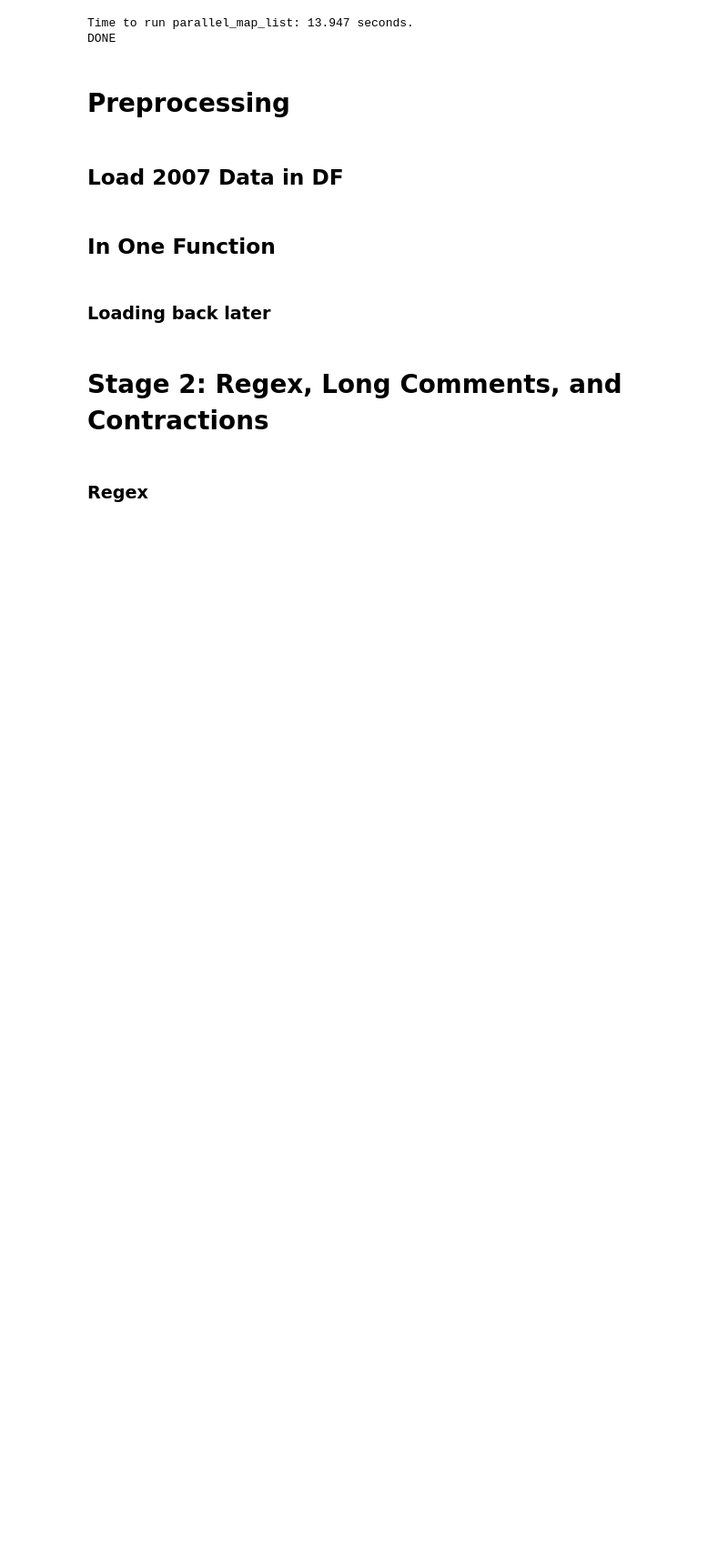
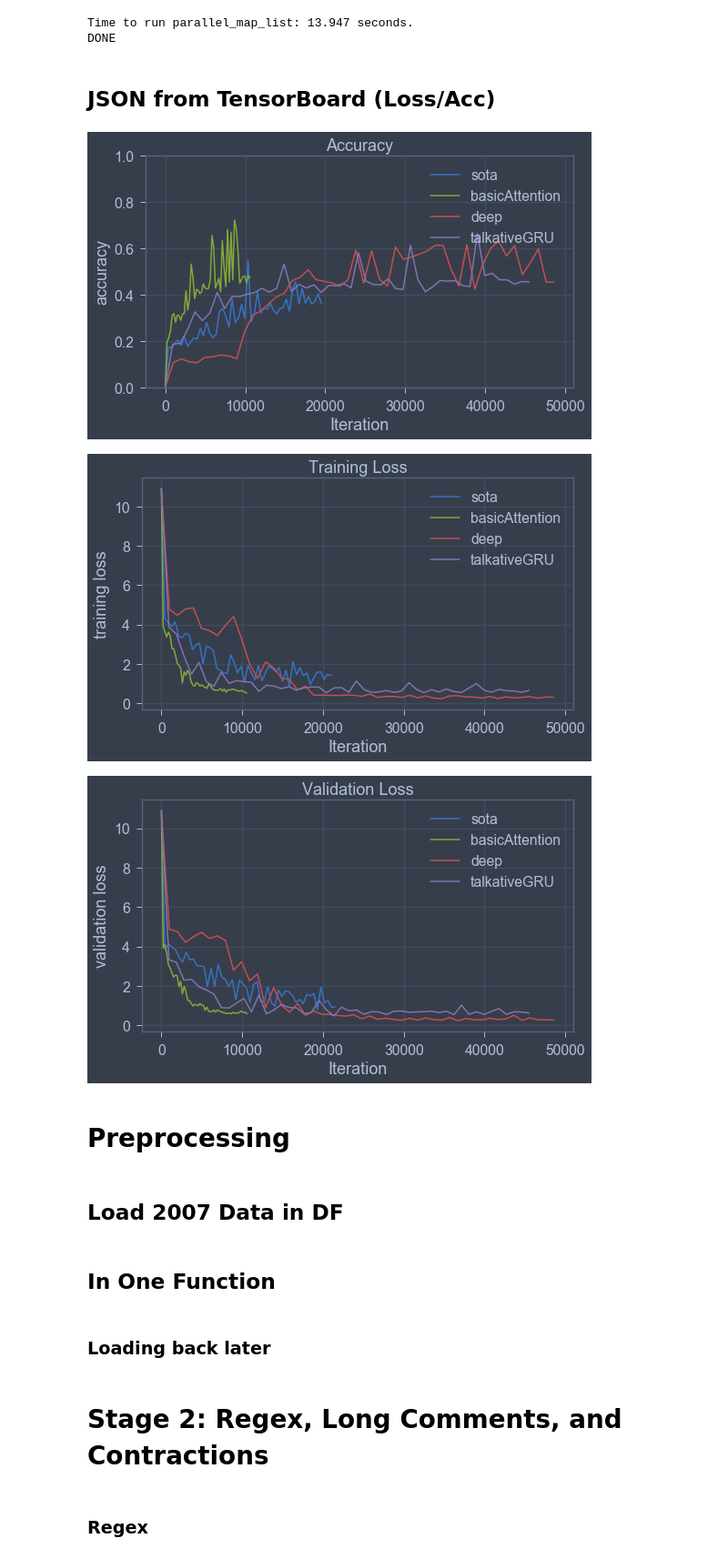
Before and after one commit to mckinziebrandon/DeepChatModels, a Jupyter notebook: notebooks/RedditPipelineAndVisualization.ipynb, the cells around one changed output. Shown at 91% size. Cells and saved outputs as stored; diff of their text form; code cells hidden in the pictures; blank space fills up the shorter version.

Commit message:
Incorporated JSON exported data from tensorboard into data visualization notebooks.

```diff
--- a/notebooks/RedditPipelineAndVisualization.ipynb
+++ b/notebooks/RedditPipelineAndVisualization.ipynb
@@ -187,3 +180,5 @@ ax.set_title('Most Common Words 2008')
 ax.set_ylabel('Counts')
 ax.set_xlabel('Words')
 ax.set_xticklabels(x_labels)
+# %% [markdown]
+## JSON from TensorBoard (Loss/Acc)
@@ -190,3 +214,32 @@ ax.set_xticklabels(x_labels)
+# %%
+from scipy.interpolate import spline
+def plot_df(df, y_name, run_key):
+    """Assuming df is from tensorboard json . . . """
+
+    iters = df.iteration
+    iters_new = np.linspace(iters.min(), iters.max(), 50)
+    smooth_y = spline(iters, df[y_name], iters_new)
+    plt.plot(iters_new, smooth_y, label=run_key)
+    plt.title(y_name.title())
+    plt.ylabel(y_name)
+    if y_name == 'accuracy':
+        plt.ylim([0., 1.])
+    plt.xlabel('Iteration')
+    plt.legend(loc='upper right')
+
+def plot_runs(df_dict, y_name):
+    plt.figure(figsize=(8, 5))
+    for k in run_keys:
+        plot_df(df_dict[k], y_name, k)
+
+plot_runs(df_acc, 'accuracy')
+plot_runs(df_train, 'training loss')
+plot_runs(df_valid, 'validation loss')
+plt.show()
+# %% [output]
+[figure, added]
+[figure, added]
+[figure, added]
 # %% [markdown]
 # Preprocessing
 # %%
```
Also changed, not shown: parts of 2 cells of this notebook, 14 other files.
